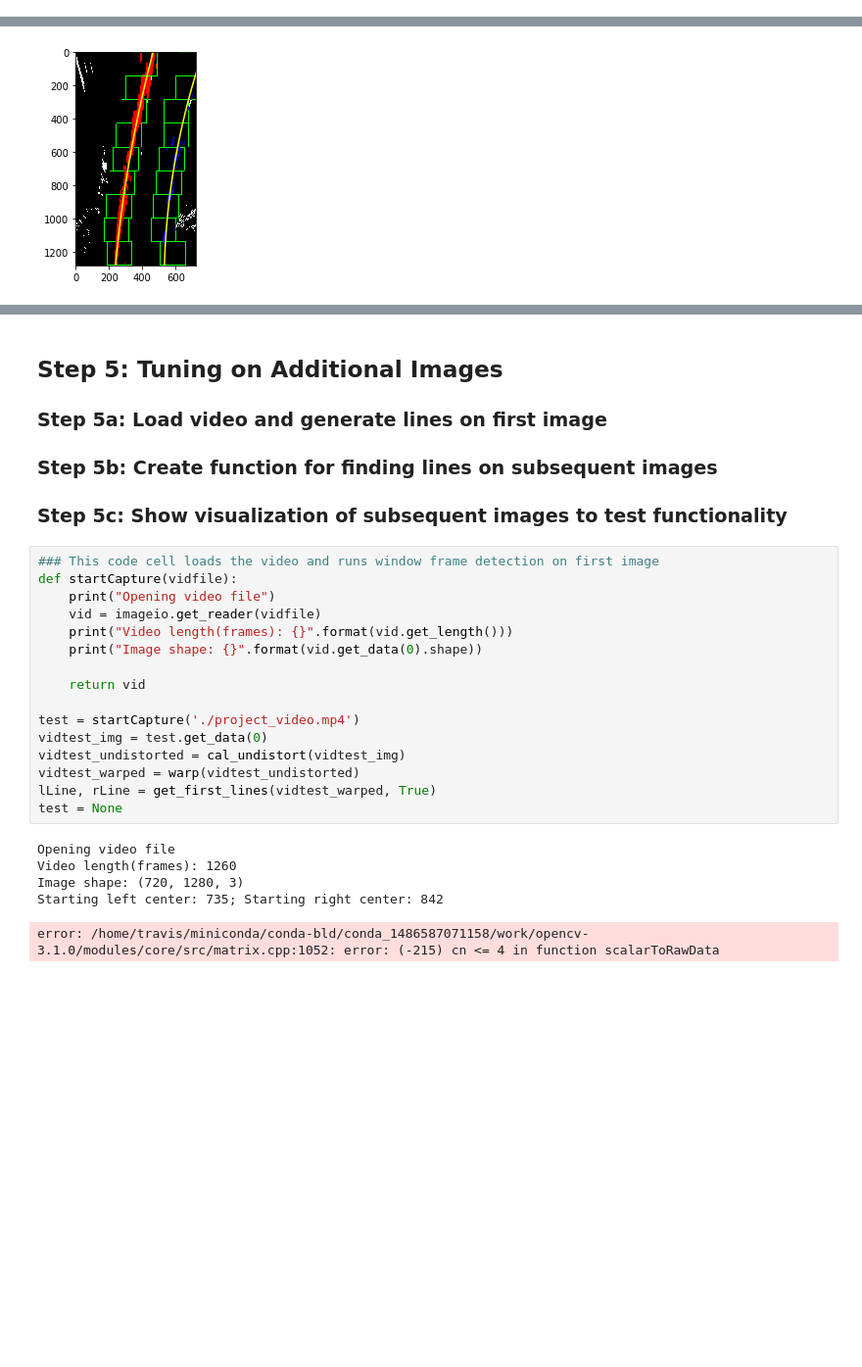
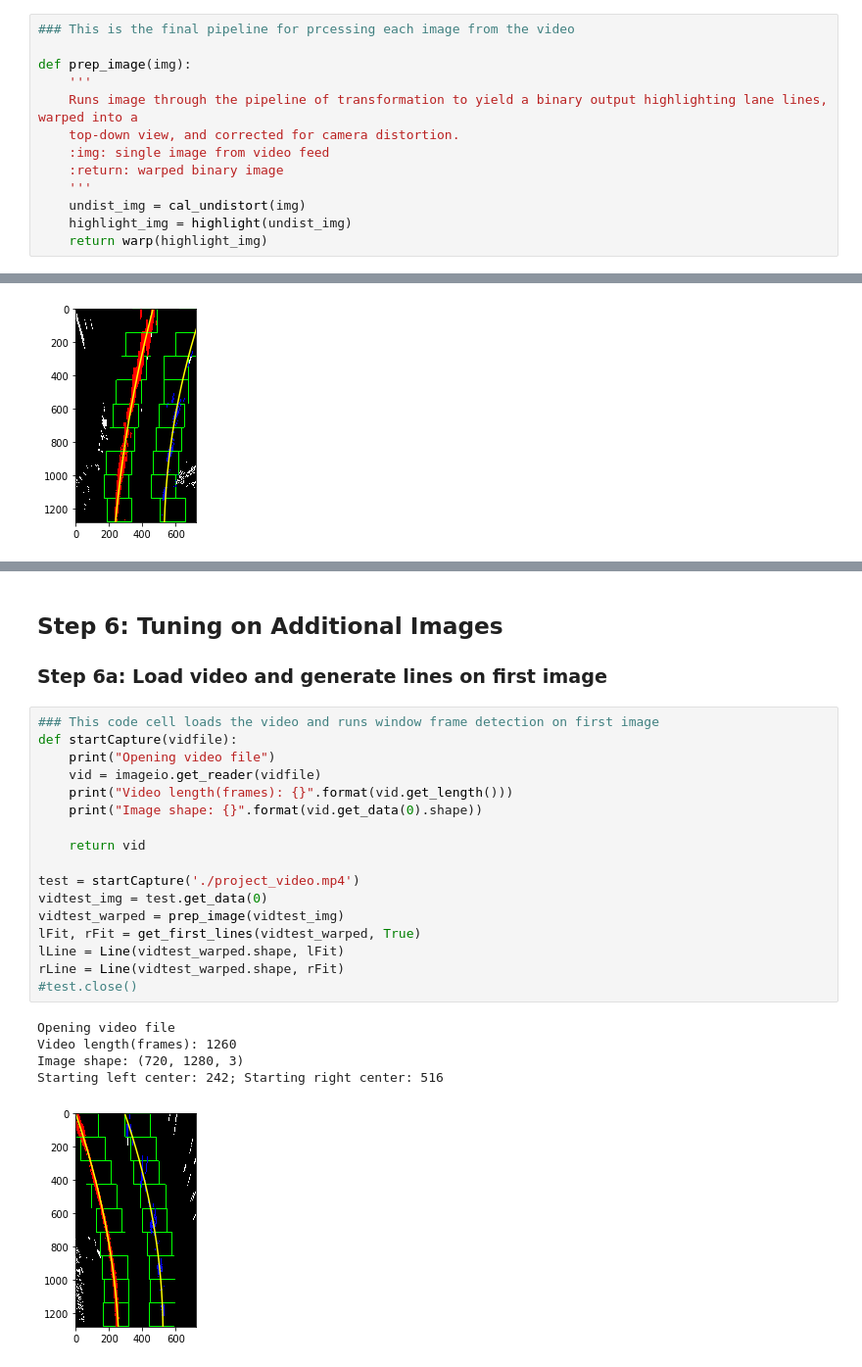
Before and after one commit to Jazzbert/CarND-Advanced-Lane-Lines, a Jupyter notebook: CarND-AdvancedLaneFinding.ipynb, the cells around one changed output, grey strips where cells are left out. Shown at 98% size. Saved outputs shown, nothing was run; the diff lists cells and outputs as text; blank space fills up the shorter version.

Commit message:
Finished basic video pipeline

```diff
--- a/CarND-AdvancedLaneFinding.ipynb
+++ b/CarND-AdvancedLaneFinding.ipynb
@@ -467,6 +469,19 @@ lane_images = []
 for image in test_images:
     highlighted_images.append(highlight(image))
     lane_images.append(warp(highlight(image)))
+# %%
+### This is the final pipeline for prcessing each image from the video
+
+def prep_image(img):
+    '''
+    Runs image through the pipeline of transformation to yield a binary output highlighting lane lines, warped into a
+    top-down view, and corrected for camera distortion.
+    :img: single image from video feed
+    :return: warped binary image
+    '''
+    undist_img = cal_undistort(img)
+    highlight_img = highlight(undist_img)
+    return warp(highlight_img)
 # %%
 ### Simply show the six highlighted images and six warped, highlighted images
 show6images(test_images)
@@ -658,27 +728,26 @@ Curve radius: 125.80841353692105 miles
 # %% [markdown]
-## Step 5: Tuning on Additional Images
-### Step 5a: Load video and generate lines on first image
-### Step 5b: Create function for finding lines on subsequent images
-### Step 5c: Show visualization of subsequent images to test functionality
+## Step 6: Tuning on Additional Images
+### Step 6a: Load video and generate lines on first image
 # %%
 ### This code cell loads the video and runs window frame detection on first image
 def startCapture(vidfile):
     print("Opening video file")
     vid = imageio.get_reader(vidfile)
     print("Video length(frames): {}".format(vid.get_length()))
     print("Image shape: {}".format(vid.get_data(0).shape))
 
     return vid
 
 test = startCapture('./project_video.mp4')
 vidtest_img = test.get_data(0)
-vidtest_undistorted = cal_undistort(vidtest_img)
-vidtest_warped = warp(vidtest_undistorted)
-lLine, rLine = get_first_lines(vidtest_warped, True)
-test = None
+vidtest_warped = prep_image(vidtest_img)
+lFit, rFit = get_first_lines(vidtest_warped, True)
+lLine = Line(vidtest_warped.shape, lFit)
+rLine = Line(vidtest_warped.shape, rFit)
+#test.close()
 # %% [output]
 Opening video file
 Video length(frames): 1260
 Image shape: (720, 1280, 3)
-Starting left center: 735; Starting right center: 842
+Starting left center: 242; Starting right center: 516
-error: /home/travis/miniconda/conda-bld/conda_1486587071158/work/opencv-3.1.0/modules/core/src/matrix.cpp:1052: error: (-215) cn <= 4 in function scalarToRawData
+[figure, added]
```
Also changed, not shown: parts of 12 cells of this notebook, 2 other files.
